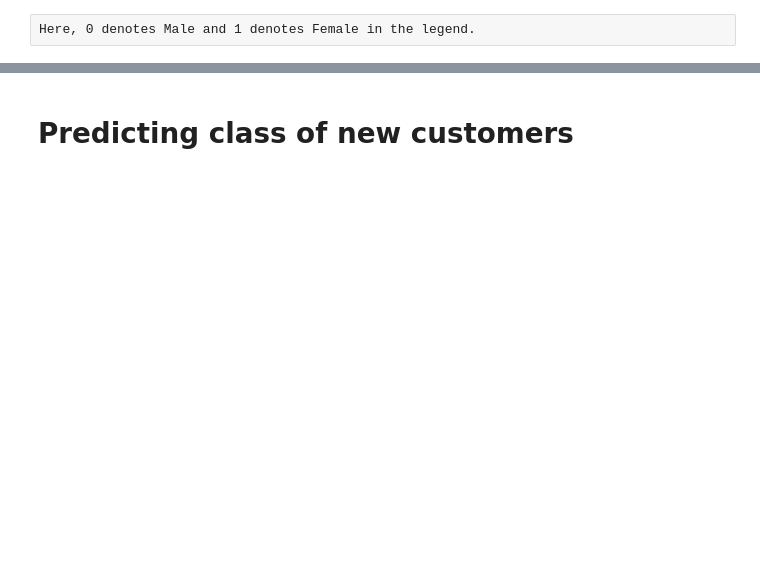
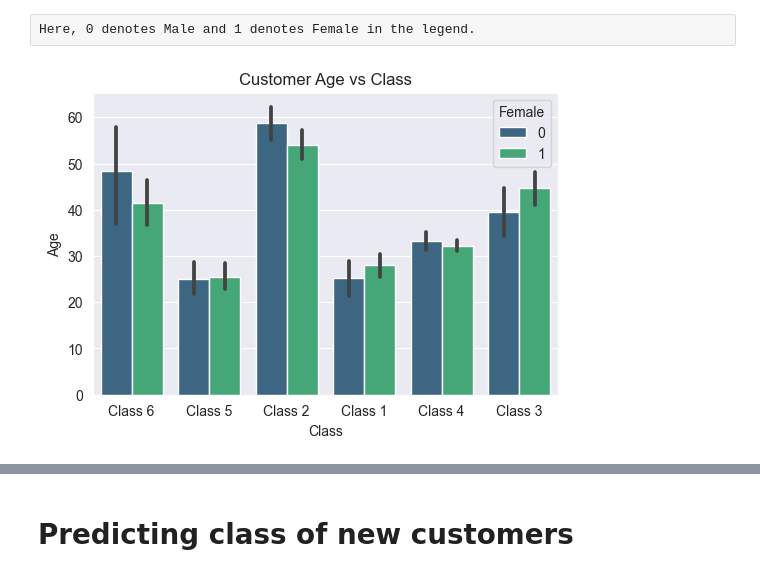
Before and after one commit to rk1489/Customer_Classification, a Jupyter notebook: Source_code/Customer_Segmentation_&_Classification.ipynb, the cells around one changed output, grey strips where cells are left out. Cells and saved outputs as stored; diff of their text form; code cells hidden in the pictures; blank space fills up the shorter version.

```diff
--- a/Source_code/Customer_Segmentation_&_Classification.ipynb
+++ b/Source_code/Customer_Segmentation_&_Classification.ipynb
@@ -614,2 +623,9 @@ plt.show()
 # %% [raw]
 Here, 0 denotes Male and 1 denotes Female in the legend.
+# %%
+# Plotting barplot for customer age distribution
+sns.barplot(x="Class", y="Age", hue="Female", data=df, palette="viridis")
+plt.title("Customer Age vs Class")
+plt.show()
+# %% [output]
+[figure, added]
```
Also changed, not shown: parts of 47 cells of this notebook, 1 other file.
